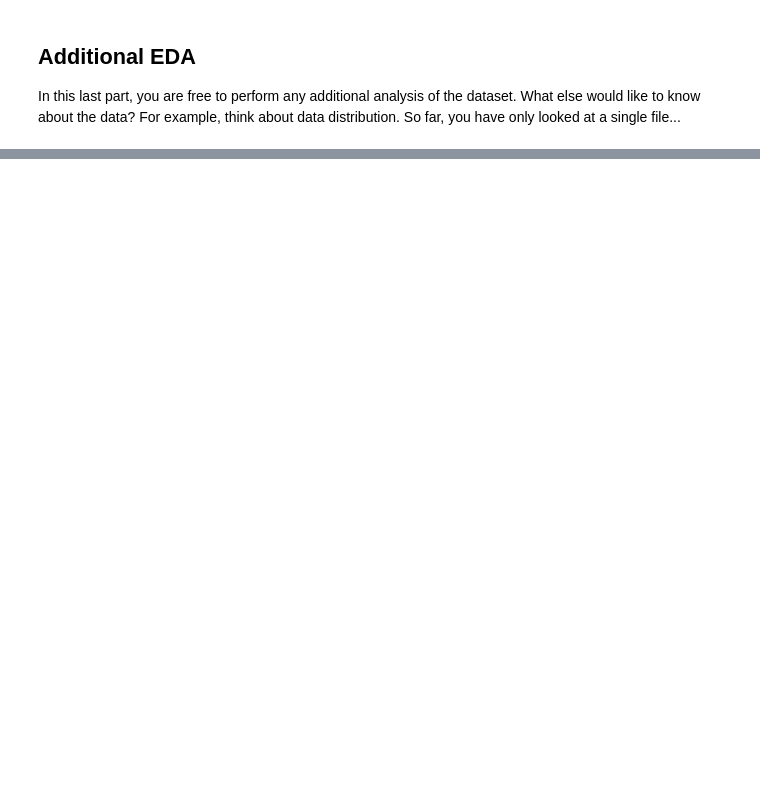
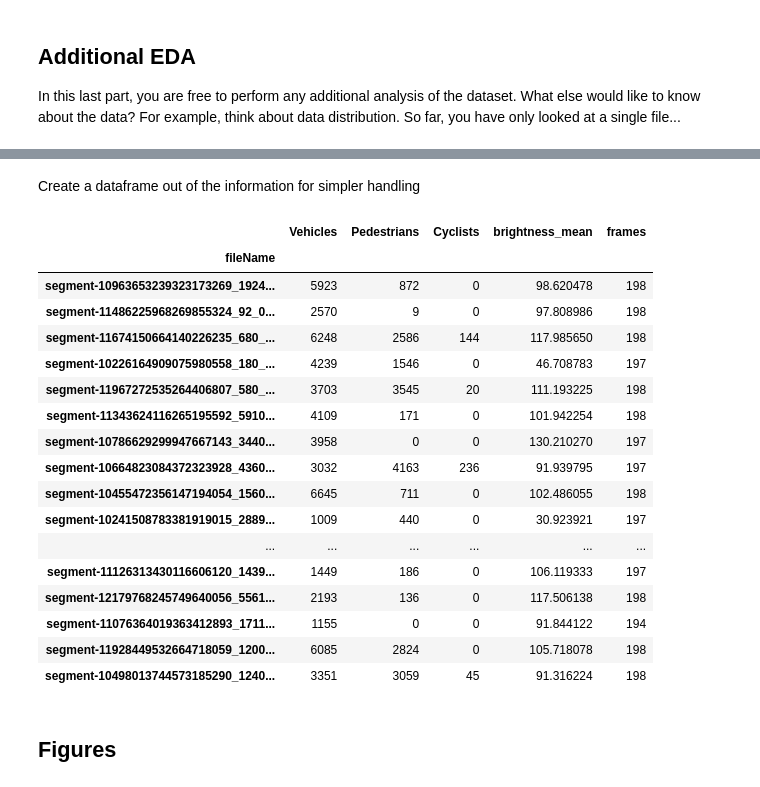
Before and after one commit to amurube/SelfDrivingCarEng, a Jupyter notebook: Project/Exploratory Data Analysis.ipynb, the cells around one changed output, grey strips where cells are left out. Cells and saved outputs as stored; diff of their text form; code cells hidden in the pictures; blank space fills up the shorter version.

```diff
--- a/Project/Exploratory Data Analysis.ipynb
+++ b/Project/Exploratory Data Analysis.ipynb
@@ -140,0 +159,2 @@ len(pedestrians)
+# %% [markdown]
+Create a dataframe out of the information for simpler handling
@@ -145,2 +176,29 @@ df = pd.DataFrame(dict)
+# %%
+df = pd.DataFrame(dict)
+df.set_index('fileName', inplace = True)
+# %%
+pd.set_option('display.max_rows', None)
+df
+# %% [output]
+|  | Vehicles | Pedestrians | Cyclists | brightness_mean | frames |
+| fileName |  |  |  |  |  |
+| segment-10963653239323173269_1924... | 5923 | 872 | 0 | 98.620478 | 198 |
+| segment-11486225968269855324_92_0... | 2570 | 9 | 0 | 97.808986 | 198 |
+| segment-11674150664140226235_680_... | 6248 | 2586 | 144 | 117.985650 | 198 |
+| segment-10226164909075980558_180_... | 4239 | 1546 | 0 | 46.708783 | 197 |
+| segment-11967272535264406807_580_... | 3703 | 3545 | 20 | 111.193225 | 198 |
+| segment-11343624116265195592_5910... | 4109 | 171 | 0 | 101.942254 | 198 |
+| segment-10786629299947667143_3440... | 3958 | 0 | 0 | 130.210270 | 197 |
+| segment-10664823084372323928_4360... | 3032 | 4163 | 236 | 91.939795 | 197 |
+| segment-10455472356147194054_1560... | 6645 | 711 | 0 | 102.486055 | 198 |
+| segment-10241508783381919015_2889... | 1009 | 440 | 0 | 30.923921 | 197 |
+| ... | ... | ... | ... | ... | ... |
+| segment-11126313430116606120_1439... | 1449 | 186 | 0 | 106.119333 | 197 |
+| segment-12179768245749640056_5561... | 2193 | 136 | 0 | 117.506138 | 198 |
+| segment-11076364019363412893_1711... | 1155 | 0 | 0 | 91.844122 | 194 |
+| segment-11928449532664718059_1200... | 6085 | 2824 | 0 | 105.718078 | 198 |
+| segment-10498013744573185290_1240... | 3351 | 3059 | 45 | 91.316224 | 198 |
+# %% [markdown]
+## Figures
 # %%
 %matplotlib notebook
```
Also changed, not shown: parts of 36 cells of this notebook.
